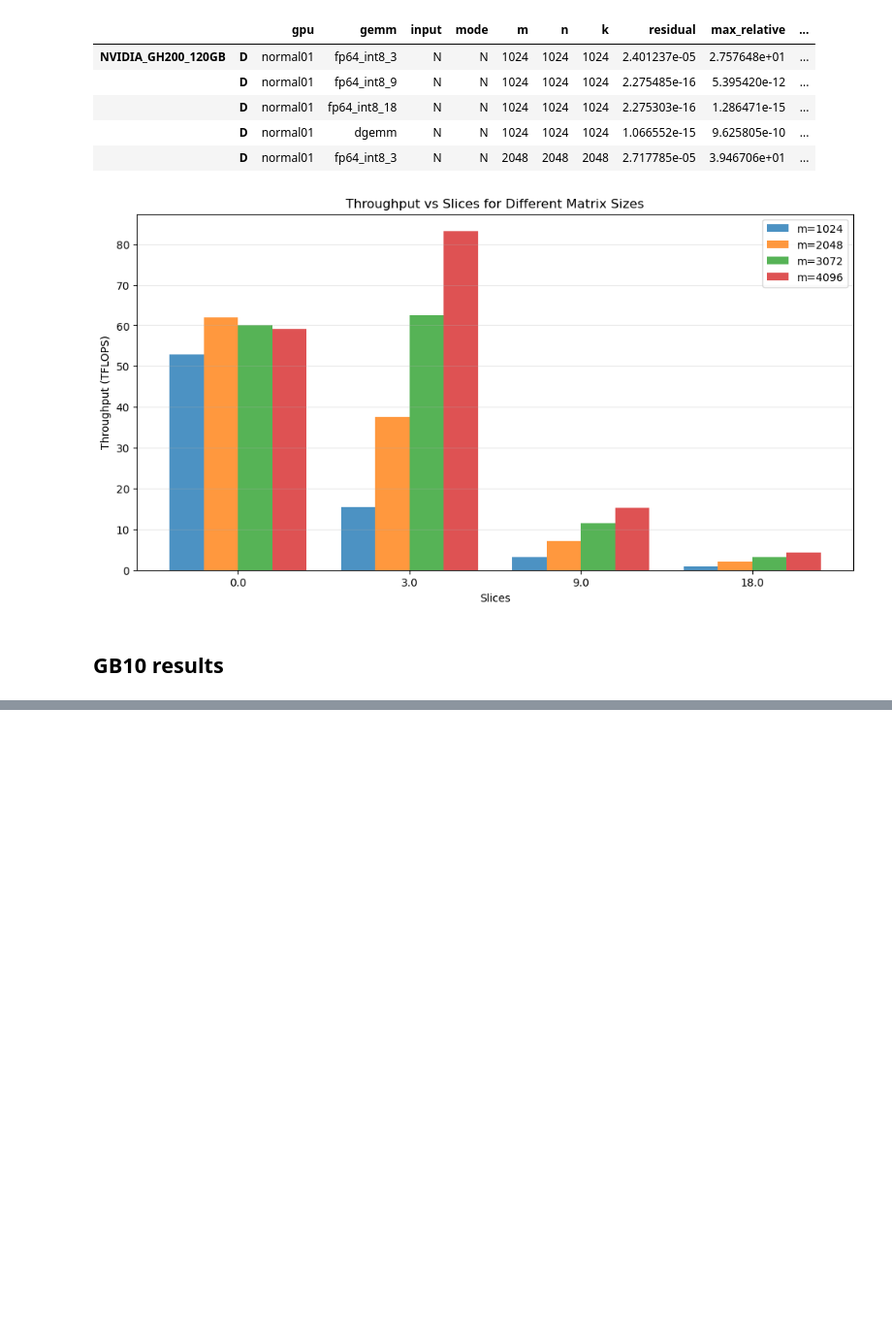
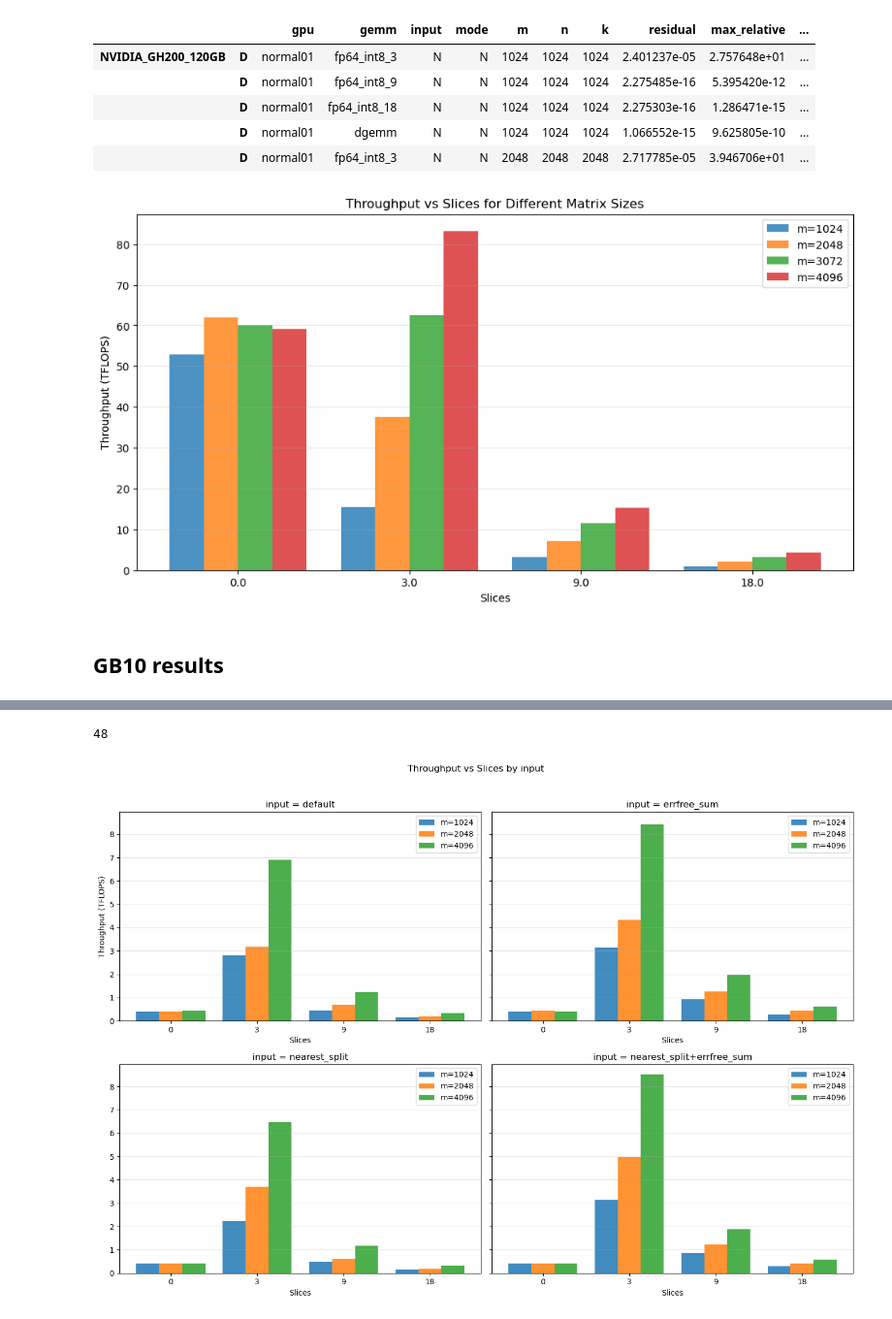
Before and after one commit to Sam-Bieberich/fp64_gb_emulation, a Jupyter notebook: ozIMMU/data_analysis/analysis.ipynb, the cells around one changed output, grey strips where cells are left out. Shown at 97% size. Drawn from its saved outputs; the diff is of its cells as text; code cells hidden in the pictures; blank space fills up the shorter version.

Commit message:
gb10 data cleaning, followe dby doing the analysis

```diff
--- a/ozIMMU/data_analysis/analysis.ipynb
+++ b/ozIMMU/data_analysis/analysis.ipynb
@@ -89,0 +58,2 @@ df_gb10_new.head()
+# %%
+df_gb10 = pd.read_csv('data_gb10.csv', header=0)
@@ -89,0 +69,49 @@ df_gb10_new.head()
+# %%
+# verify there are all the rows being read (should be 48)
+df_gb10.shape[0]
+# %% [output]
+48
+# %%
+# Plot throughput vs slices for each "input" value in df_gb10 (4 subplots)
+# assumes pandas and matplotlib.pyplot (as plt) are already imported and df_gb10 exists
+
+# ensure numeric 'slices' column
+if 'slices' not in df_gb10.columns:
+    df_gb10['slices'] = df_gb10['slicing'].astype(str).str.extract(r'(\d+)').astype(float)
+    df_gb10.loc[df_gb10['slicing'].astype(str).str.contains('dgemm', na=False), 'slices'] = 0.0
+
+inputs = sorted(df_gb10['input'].unique())
+m_values = sorted(df_gb10['m'].unique())
+slice_values = sorted(df_gb10['slices'].dropna().unique())
+
+fig, axes = plt.subplots(2, 2, figsize=(14, 10), sharey=True)
+axes = axes.flatten()
+
+width = 0.8 / max(1, len(m_values))
+x_pos = list(range(len(slice_values)))
+
+for ax, inp in zip(axes, inputs):
+    df_in = df_gb10[df_gb10['input'] == inp]
+    for i, m_val in enumerate(m_values):
+        df_m = df_in[df_in['m'] == m_val].dropna(subset=['slices']).sort_values('slices')
+        if df_m.empty:
+            continue
+        offset = (i - len(m_values)/2 + 0.5) * width
+        ax.bar([p + offset for p in x_pos],
+               df_m['throughput_in_tflops'],
+               width,
+               label=f'm={m_val}',
+               alpha=0.85)
+    ax.set_title(f'input = {inp}')
+    ax.set_xlabel('Slices')
+    ax.set_xticks(x_pos)
+    ax.set_xticklabels([int(s) if s == int(s) else s for s in slice_values])
+    ax.grid(axis='y', alpha=0.3)
+    ax.legend()
+
+axes[0].set_ylabel('Throughput (TFLOPS)')
+fig.suptitle('Throughput vs Slices by input')
+plt.tight_layout(rect=[0, 0, 1, 0.96])
+plt.show()
+# %% [output]
+[figure, added]
```
Also changed, not shown: parts of 4 cells of this notebook, 1 other file.
